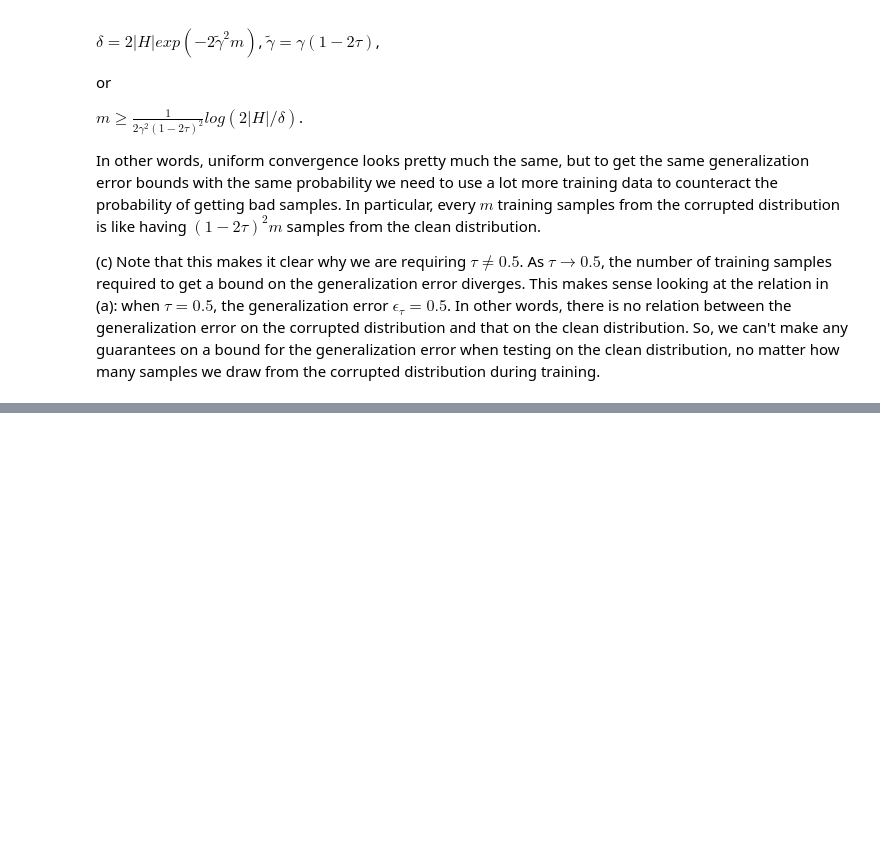
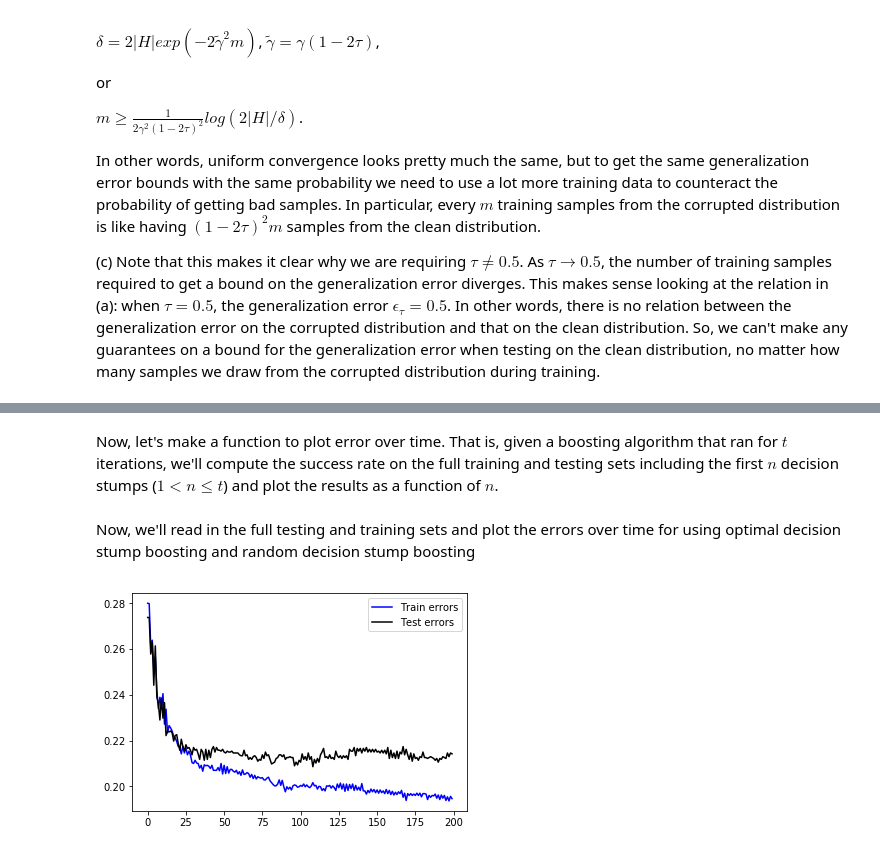
Before and after one commit to smeenehan/CS229-ProblemSets, a Jupyter notebook: PS2/PS2.ipynb, the cells around one changed output, grey strips where cells are left out. Cells and saved outputs as stored; diff of their text form; code cells hidden in the pictures; blank space fills up the shorter version.

Commit message:
Boosting problem

```diff
--- a/PS2/PS2.ipynb
+++ b/PS2/PS2.ipynb
@@ -281,0 +349,8 @@ In other words, uniform convergence looks pretty much the same, but to get the s
+# %%
+def stump(x,featureInds,thresholds,signs):
+    return np.sign(x[:,featureInds]-thresholds)*signs
+# %%
+def evalStumps(x,thetas,featureInds,thresholds,signs):
+    if thetas.size==0:
+        return np.zeros(x.shape[0])
+    return np.dot(stump(x,featureInds,thresholds,signs),thetas)
@@ -281,0 +468,33 @@ In other words, uniform convergence looks pretty much the same, but to get the s
+# %% [markdown]
+Now, let's make a function to plot error over time. That is, given a boosting algorithm that ran for $t$ iterations, we'll compute the success rate on the full training and testing sets including the first $n$ decision stumps ($1 \lt n \leq t$) and plot the results as a function of $n$.
+# %%
+def plotErrorOverTime(xTrain,yTrain,xTest,yTest,thetas,featureInds,thresholds,signs):
+    trainIter = thetas.size
+    trainErrors,testErrors = [],[]
+    trainPredictions,testPredictions = np.zeros(yTrain.size),np.zeros(yTest.size)
+
+    for theta,j,s,sign in zip(thetas,featureInds,thresholds,signs):
+        trainPredictions += evalStumps(xTrain,theta,j,s,sign)
+        testPredictions += evalStumps(xTest,theta,j,s,sign)
+        trainErrors.append(np.sum(yTrain*trainPredictions<=0)/yTrain.size)
+        testErrors.append(np.sum(yTest*testPredictions<=0)/yTest.size)
+
+    plt.plot(trainErrors,c='b',label='Train errors')
+    plt.plot(testErrors,c='k',label='Test errors')
+    plt.legend()
+    plt.show()
+# %% [markdown]
+Now, we'll read in the full testing and training sets and plot the errors over time for using optimal decision stump boosting and random decision stump boosting
+# %%
+boostingTrain = np.array(list(csv.reader(open('boosting-train.csv','r'),delimiter=',',quoting=csv.QUOTE_NONNUMERIC)))
+labelsTrain = boostingTrain[:,0]
+featuresTrain = boostingTrain[:,1:]
+
+boostingTest = np.array(list(csv.reader(open('boosting-test.csv','r'),delimiter=',',quoting=csv.QUOTE_NONNUMERIC)))
+labelsTest = boostingTest[:,0]
+featuresTest = boostingTest[:,1:]
+# %%
+thet,featInd,threshs,sgns = stumpBooster(featuresTrain,labelsTrain,200)
+plotErrorOverTime(featuresTrain,labelsTrain,featuresTest,labelsTest,thet,featInd,threshs,sgns)
+# %% [output]
+[figure, added]
```
Also changed, not shown: parts of 16 cells of this notebook, 2 other files.
